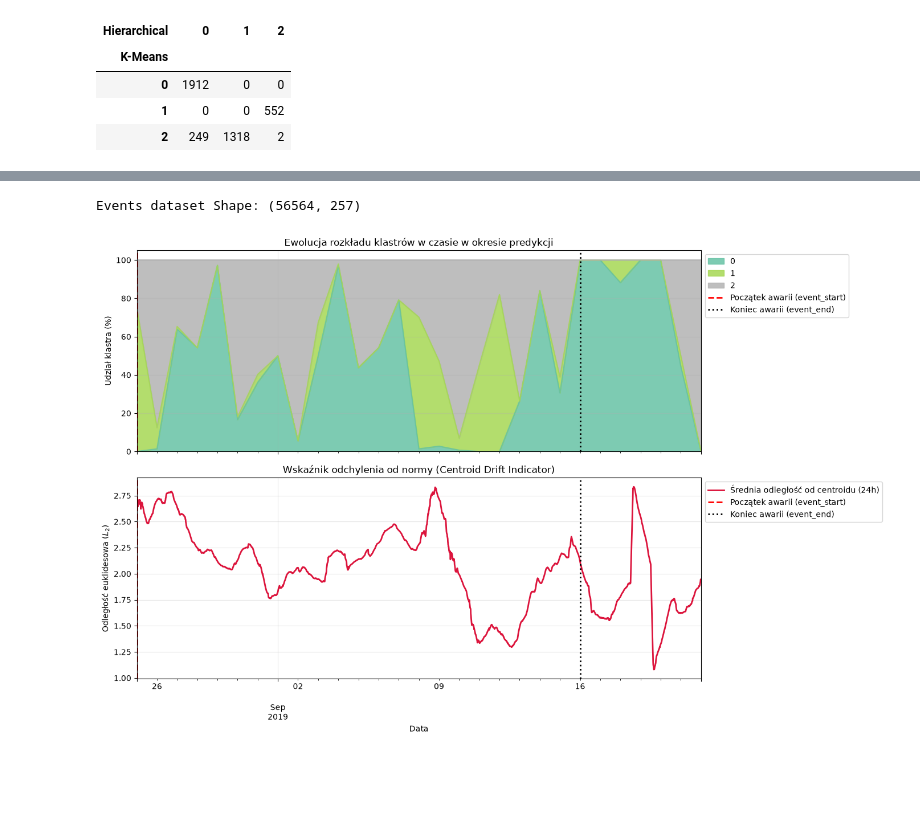
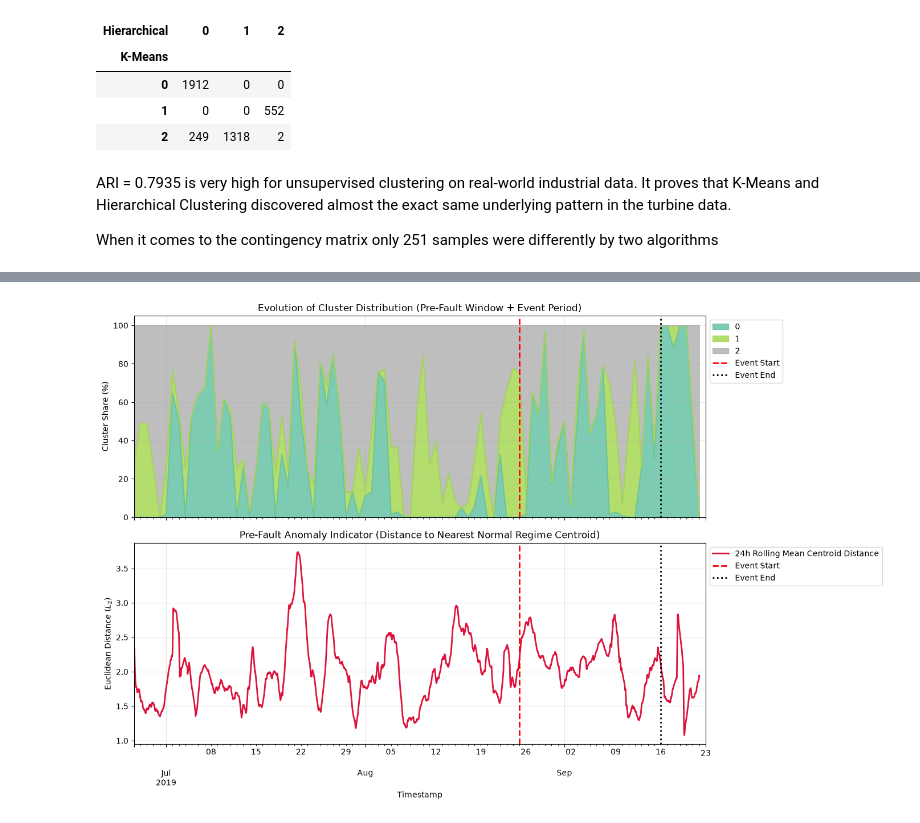
Before and after one commit to SpriNt-PL/ADM_Lab_2, a Jupyter notebook: lab_2.ipynb, the cells around one changed output, grey strips where cells are left out. Saved outputs shown, nothing was run; the diff lists cells and outputs as text; code cells hidden in the pictures; blank space fills up the shorter version.

Commit message:
Task 4 almost done

```diff
--- a/lab_2.ipynb
+++ b/lab_2.ipynb
@@ -160,57 +160,81 @@ ARI: 0.793519847779899
 | 0 | 1912 | 0 | 0 |
 | 1 | 0 | 0 | 552 |
 | 2 | 249 | 1318 | 2 |
+# %% [markdown]
+ARI = 0.7935 is very high for unsupervised clustering on real-world industrial data. It proves that K-Means and Hierarchical Clustering discovered almost the exact same underlying pattern in the turbine data.
+
+When it comes to the contingency matrix only 251 samples were differently by two algorithms
 # %%
+import pandas as pd
+import numpy as np
+import matplotlib.pyplot as plt
+
 events_df = pd.read_csv('event_info.csv', sep=';')
 events_df['event_start'] = pd.to_datetime(events_df['event_start'])
 events_df['event_end'] = pd.to_datetime(events_df['event_end'])
 
-display(events_df.head())
-print(f"Events dataset Shape: {df.shape}")
-
-target_event = events_df[events_df['event_id'] == 34].iloc[0]
+SELECTED_EVENT = 34
+target_event = events_df[events_df['event_id'] == SELECTED_EVENT].iloc[0]
 event_start = target_event['event_start']
 event_end = target_event['event_end']
 
-# 2. Przygotowanie ramki danych do analizy czasowej
-df_pred_analysis = df.loc[prediction_section].copy()
-df_pred_analysis['km_cluster'] = pred_km_labels
-df_pred_analysis['centroid_distance'] = pred_km_dist
+LOOKBACK_DAYS = 60
+prefault_start_date = event_start - pd.Timedelta(days=LOOKBACK_DAYS)
 
-# Proporcje klastrów w ujęciu dziennym
+analysis_mask = df['time_stamp'] >= prefault_start_date
+df_eval = df.loc[analysis_mask].copy()
+
+X_eval_selected = df_eval[features]
+X_eval_scaled = scaler.transform(X_eval_selected)
+
+eval_km_labels = km_optimal.predict(X_eval_scaled)
+eval_centroids = km_optimal.cluster_centers_
+eval_km_dist = np.linalg.norm(X_eval_scaled - eval_centroids[eval_km_labels], axis=1)
+
+df_eval['km_cluster'] = eval_km_labels
+df_eval['centroid_distance'] = eval_km_dist
+
+cluster_profile = df_eval.groupby('km_cluster').agg(
+    count=('power_62_avg', 'count'),
+    avg_power=('power_62_avg', 'mean'),
+    min_power=('power_62_avg', 'min'),
+    max_power=('power_62_avg', 'max'),
+    avg_wind_speed=('wind_speed_61_avg', 'mean')
+).reset_index()
+
+display(cluster_profile)
+
 daily_counts = (
-    df_pred_analysis.set_index('time_stamp')
-    .groupby([pd.Grouper(freq='1d'), 'km_cluster'])
+    df_eval.set_index('time_stamp')
+    .groupby([pd.Grouper(freq='1D'), 'km_cluster'])
     .size()
     .unstack(fill_value=0)
 )
 daily_pct = daily_counts.div(daily_counts.sum(axis=1), axis=0) * 100
 
-# Średnia krocząca odległości od centroidu (24-godzinna)
-rolling_drift = df_pred_analysis.set_index('time_stamp')['centroid_distance'].rolling('24h').mean()
+rolling_drift = df_eval.set_index('time_stamp')['centroid_distance'].rolling('24h').mean()
 
-# 3. Wizualizacja
 fig, (ax1, ax2) = plt.subplots(2, 1, figsize=(14, 9), sharex=True)
 
-# Wykres A: Zmiana udziału klastrów w czasie
 daily_pct.plot(kind='area', stacked=True, ax=ax1, colormap='Set2', alpha=0.85)
-ax1.axvline(event_start, color='red', linestyle='--', linewidth=2, label='Początek awarii (event_start)')
-ax1.axvline(event_end, color='black', linestyle=':', linewidth=2, label='Koniec awarii (event_end)')
-ax1.set_ylabel('Udział klastra (%)')
-ax1.set_title('Ewolucja rozkładu klastrów w czasie w okresie predykcji')
+ax1.axvline(event_start, color='red', linestyle='--', linewidth=2, label='Event Start')
+ax1.axvline(event_end, color='black', linestyle=':', linewidth=2, label='Event End')
+ax1.set_ylabel('Cluster Share (%)')
+ax1.set_title('Evolution of Cluster Distribution (Pre-Fault Window + Event Period)')
 ax1.legend(loc='upper left', bbox_to_anchor=(1, 1))
 ax1.grid(True, alpha=0.3)
 
-# Wykres B: Dryf odległości od normy ($L_2$ distance)
-ax2.plot(rolling_drift.index, rolling_drift.values, color='crimson', lw=2, label='Średnia odległość od centroidu (24h)')
-ax2.axvline(event_start, color='red', linestyle='--', linewidth=2, label='Początek awarii (event_start)')
-ax2.axvline(event_end, color='black', linestyle=':', linewidth=2, label='Koniec awarii (event_end)')
-ax2.set_ylabel('Odległość euklidesowa ($L_2$)')
-ax2.set_xlabel('Data')
-ax2.set_title('Wskaźnik odchylenia od normy (Centroid Drift Indicator)')
+ax2.plot(rolling_drift.index, rolling_drift.values, color='crimson', lw=2, label='24h Rolling Mean Centroid Distance')
+ax2.axvline(event_start, color='red', linestyle='--', linewidth=2, label='Event Start')
+ax2.axvline(event_end, color='black', linestyle=':', linewidth=2, label='Event End')
+ax2.set_ylabel('Euclidean Distance ($L_2$)')
+ax2.set_xlabel('Timestamp')
+ax2.set_title('Pre-Fault Anomaly Indicator (Distance to Nearest Normal Regime Centroid)')
 ax2.legend(loc='upper left', bbox_to_anchor=(1, 1))
 ax2.grid(True, alpha=0.3)
 
+ax1.set_xlim(prefault_start_date, event_end + pd.Timedelta(days=7))
+
 plt.tight_layout()
 plt.show()
 # %% [output]
@@ -223,2 +245 @@ plt.show()
-Events dataset Shape: (56564, 257)
-[figure, old version]
+[figure, new version]
```
Also changed, not shown: parts of 2 cells of this notebook.
